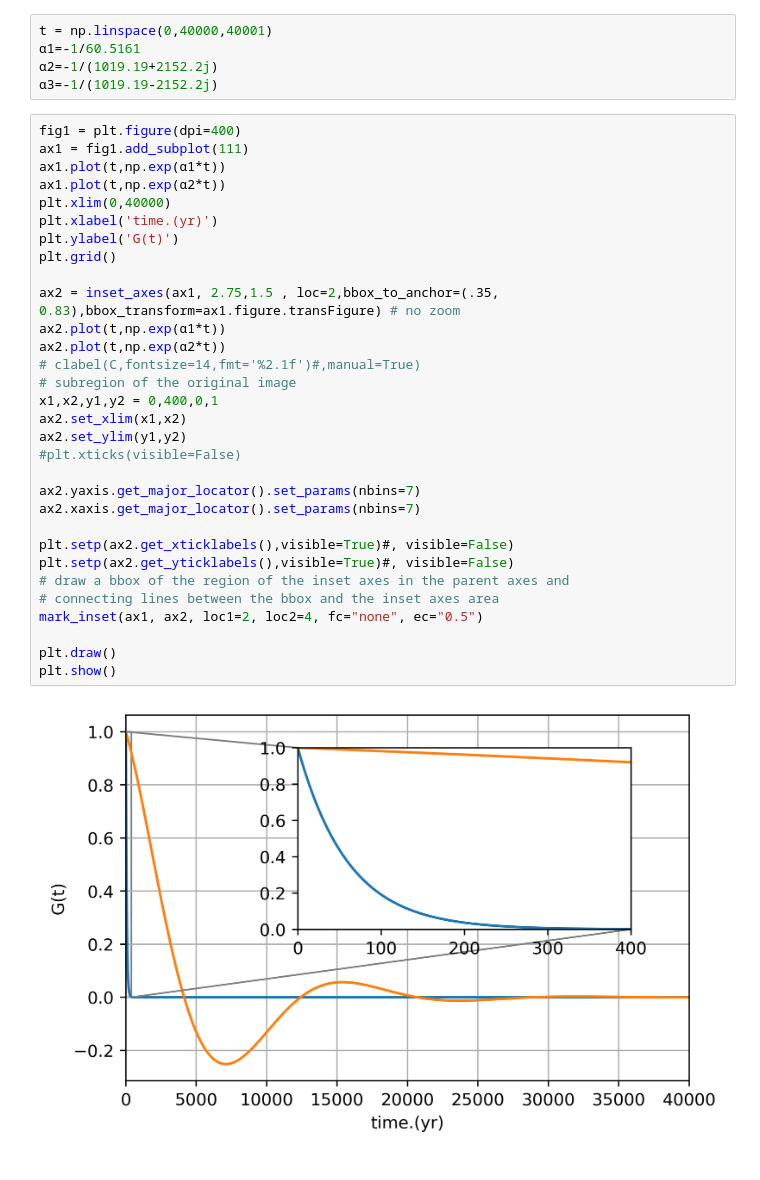
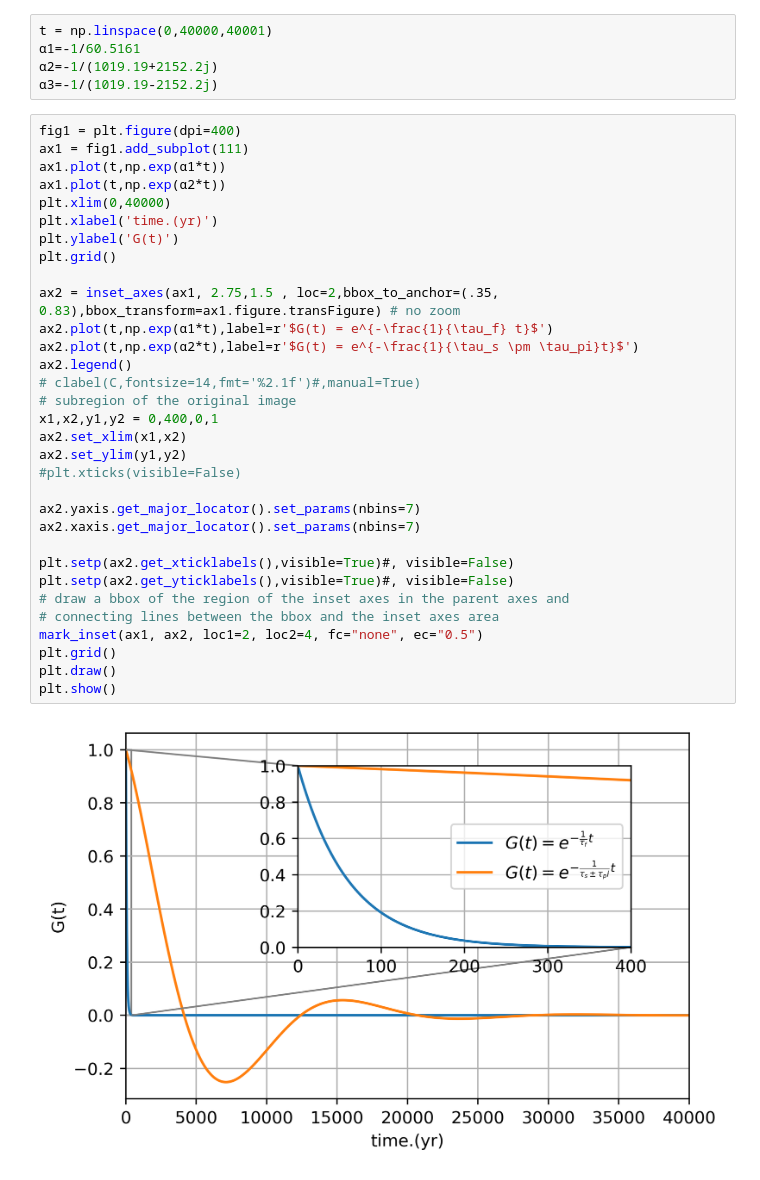
Before and after one commit to hoffmaao/gia2stage, a Jupyter notebook: plots_GIA_analytic.ipynb, the cells around one changed output. Cells and saved outputs as stored; diff of their text form.

Commit message:
paper figures

```diff
--- a/plots_GIA_analytic.ipynb
+++ b/plots_GIA_analytic.ipynb
@@ -12,33 +12,34 @@ t = np.linspace(0,40000,40001)
 # %%
 fig1 = plt.figure(dpi=400)
 ax1 = fig1.add_subplot(111)
 ax1.plot(t,np.exp(α1*t))
 ax1.plot(t,np.exp(α2*t))
 plt.xlim(0,40000)
 plt.xlabel('time.(yr)')
 plt.ylabel('G(t)')
 plt.grid()
 
 ax2 = inset_axes(ax1, 2.75,1.5 , loc=2,bbox_to_anchor=(.35, 0.83),bbox_transform=ax1.figure.transFigure) # no zoom
-ax2.plot(t,np.exp(α1*t))
-ax2.plot(t,np.exp(α2*t))
+ax2.plot(t,np.exp(α1*t),label=r'$G(t) = e^{-\frac{1}{\tau_f} t}$')
+ax2.plot(t,np.exp(α2*t),label=r'$G(t) = e^{-\frac{1}{\tau_s \pm \tau_pi}t}$')
+ax2.legend()
 # clabel(C,fontsize=14,fmt='%2.1f')#,manual=True)
 # subregion of the original image
 x1,x2,y1,y2 = 0,400,0,1
 ax2.set_xlim(x1,x2)
 ax2.set_ylim(y1,y2)
 #plt.xticks(visible=False)
 
 ax2.yaxis.get_major_locator().set_params(nbins=7)
 ax2.xaxis.get_major_locator().set_params(nbins=7)
 
 plt.setp(ax2.get_xticklabels(),visible=True)#, visible=False)
 plt.setp(ax2.get_yticklabels(),visible=True)#, visible=False)
 # draw a bbox of the region of the inset axes in the parent axes and
 # connecting lines between the bbox and the inset axes area
 mark_inset(ax1, ax2, loc1=2, loc2=4, fc="none", ec="0.5")
-
+plt.grid()
 plt.draw()
 plt.show()
 # %% [output]
-[figure, old version]
+[figure, new version]
```
Also changed, not shown: parts of 8 cells of this notebook, 10 other files.
